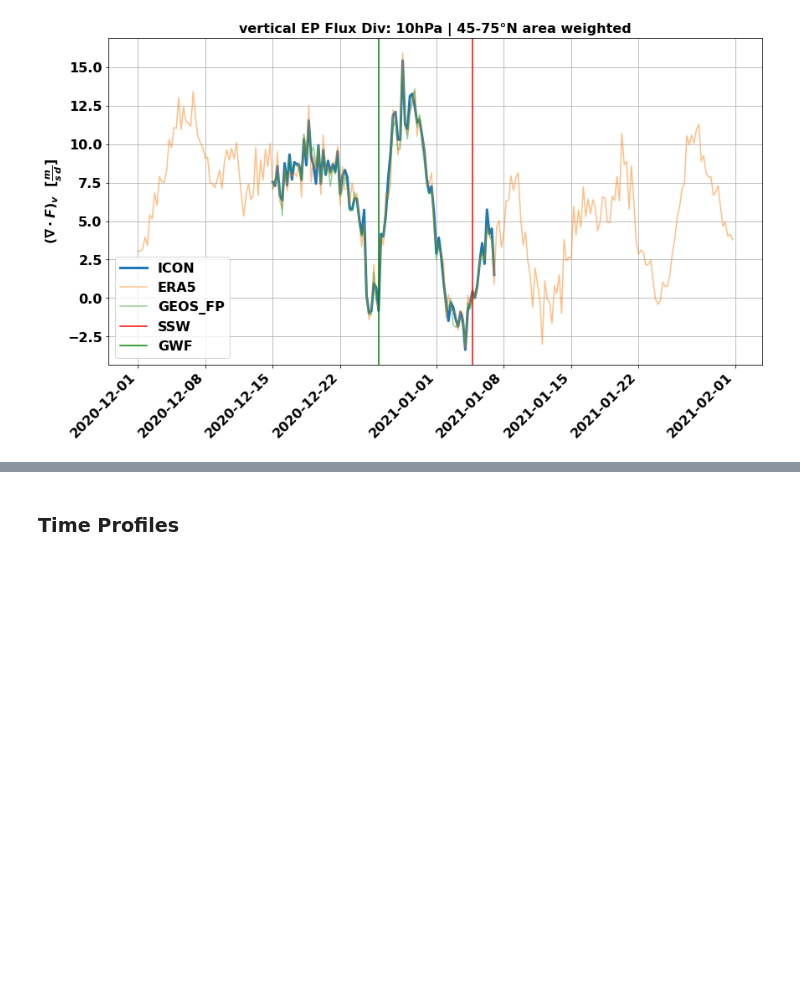
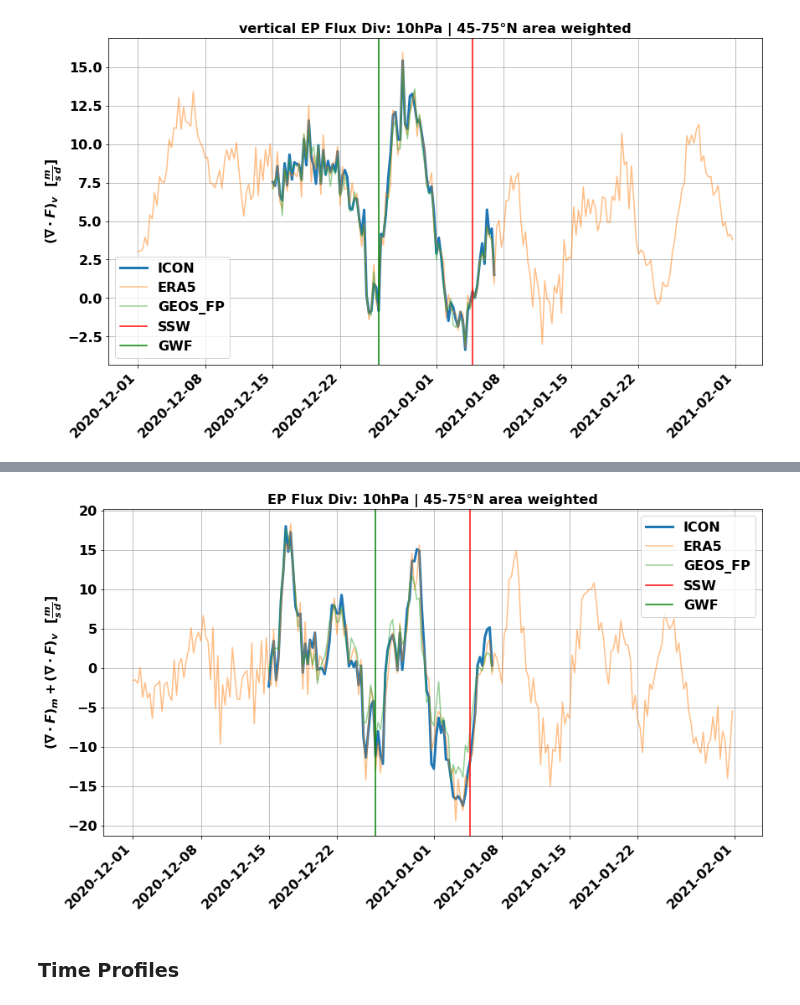
Before and after one commit to VACILT/PV_characteristics_ICON-NWP, a Jupyter notebook: student/Michel/Evaluation_Combined.ipynb, the cells around one changed output, grey strips where cells are left out. Cells and saved outputs as stored; diff of their text form; code cells hidden in the pictures; blank space fills up the shorter version.

```diff
--- a/student/Michel/Evaluation_Combined.ipynb
+++ b/student/Michel/Evaluation_Combined.ipynb
@@ -517,33 +525,36 @@ pass
 fig, ax = plt.subplots(figsize=(12,7), constrained_layout=True)
 
 ax.plot(ep_div_i_w.time,
         ep_div_i_w.sel(**{coord_info.get(dataset_i).get('p'): p_level}),
         label = 'ICON', lw = 3)
 
 ax.plot(ep_div_e_w.time,
         ep_div_e_w.sel(**{coord_info.get(dataset_e).get('p'): p_level}),
         label = 'ERA5', alpha = 0.5)
 
 ax.plot(ep_div_g_w.time,
         ep_div_g_w.sel(**{coord_info.get(dataset_g).get('p'): p_level}),
         label = 'GEOS_FP', alpha = 0.5)
 
 
 ax.axvline(x = tt_SSW, color = 'r', label = 'SSW')
+ax.axvline(x = tt_GWF, color = 'g', label = 'GWF')
 
 ax.grid()
 ax.legend()
 
 for label in ax.xaxis.get_majorticklabels():
     label.set_rotation(45)
     label.set_ha('right')
 
 
 #ax.set_xlabel('time')
 ax.set_ylabel(r'$(\nabla \cdot F)_m + (\nabla \cdot F)_v \,\,\,\,$' + r'$[\frac{m}{s \, d}]$')
 ax.set_title('EP Flux Div: 10hPa | 45-75°N area weighted')
 
 pass
+# %% [output]
+[figure, added]
 # %% [markdown]
 ### Time Profiles
 # %%
```
Also changed, not shown: parts of 20 cells of this notebook, 1 other file.
